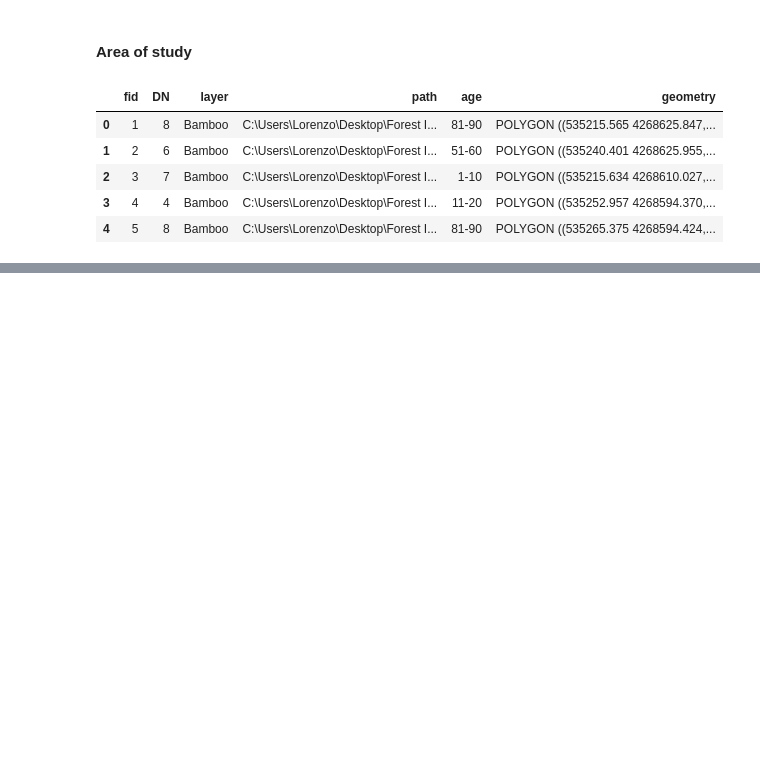
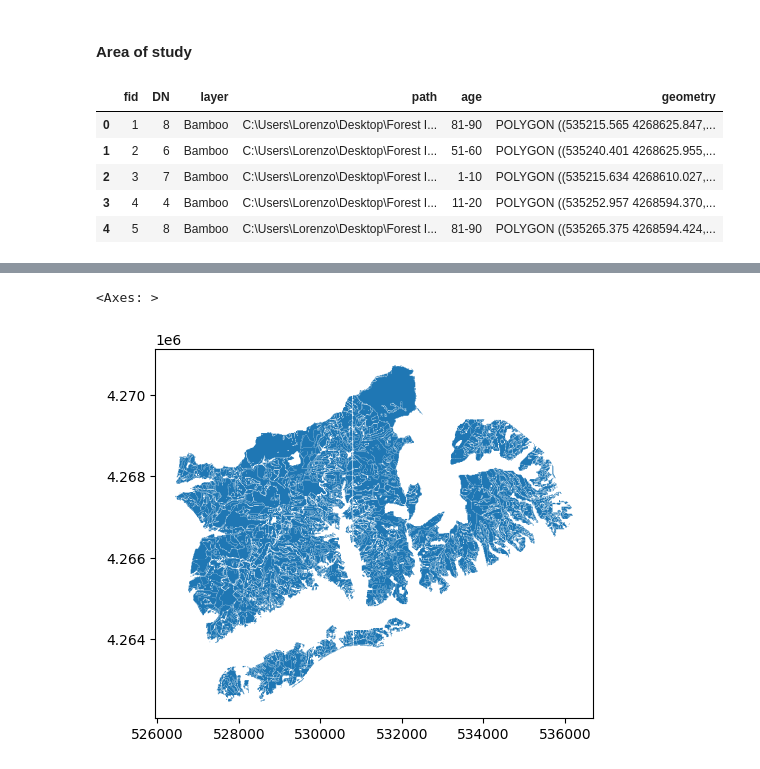
Before and after one commit to iaguerri/carbon-sequestration, a Jupyter notebook: jupyter/carbon_sequestration.ipynb, the cells around one changed output, grey strips where cells are left out. Drawn from its saved outputs; the diff is of its cells as text; code cells hidden in the pictures; blank space fills up the shorter version.

```diff
--- a/jupyter/carbon_sequestration.ipynb
+++ b/jupyter/carbon_sequestration.ipynb
@@ -21,0 +53,5 @@ aoi = aoi.drop('path',axis=1)
+# %%
+aoi.plot()
+# %% [output]
+<Axes: >
+[figure, added]
```
Also changed, not shown: parts of 4 cells of this notebook, 3 other files.
